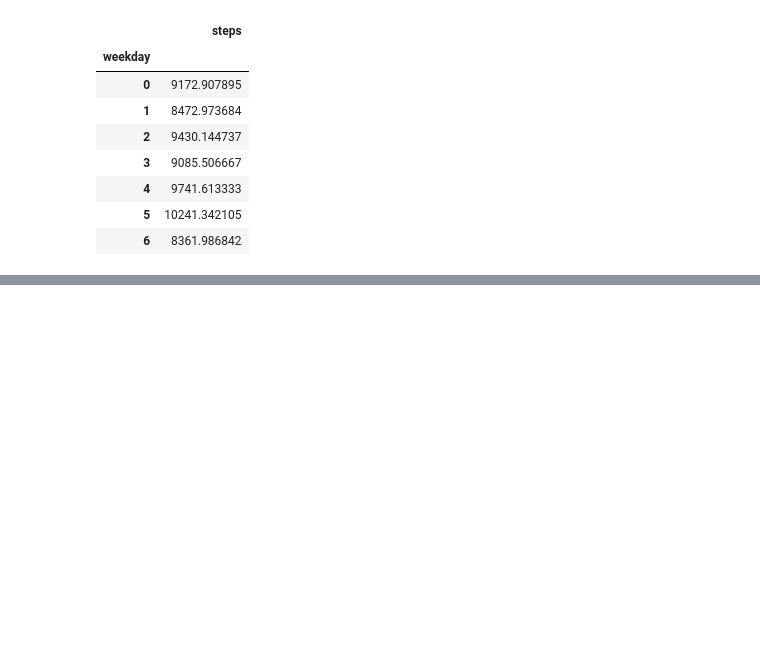
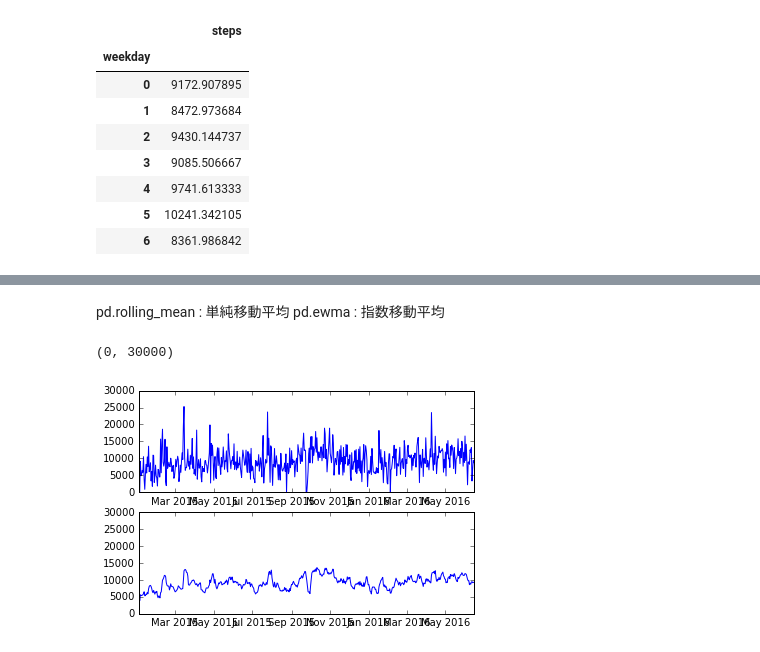
Before and after one commit to ko-da-k/memorandum, a Jupyter notebook: weekday.ipynb, the cells around one changed output, grey strips where cells are left out. Cells and saved outputs as stored; diff of their text form; code cells hidden in the pictures; blank space fills up the shorter version.

```diff
--- a/weekday.ipynb
+++ b/weekday.ipynb
@@ -67,0 +91,12 @@ data.groupby("weekday").mean()
+# %% [markdown]
+pd.rolling_mean : 単純移動平均
+pd.ewma : 指数移動平均
+# %%
+plt.subplot(211)
+plt.plot(data["time"],data["steps"])
+plt.subplot(212)
+plt.plot(data["time"],pd.rolling_mean(data["steps"],7,1))
+plt.ylim(0,30000)
+# %% [output]
+(0, 30000)
+[figure, added]
```
Also changed, not shown: parts of 1 cell of this notebook.
